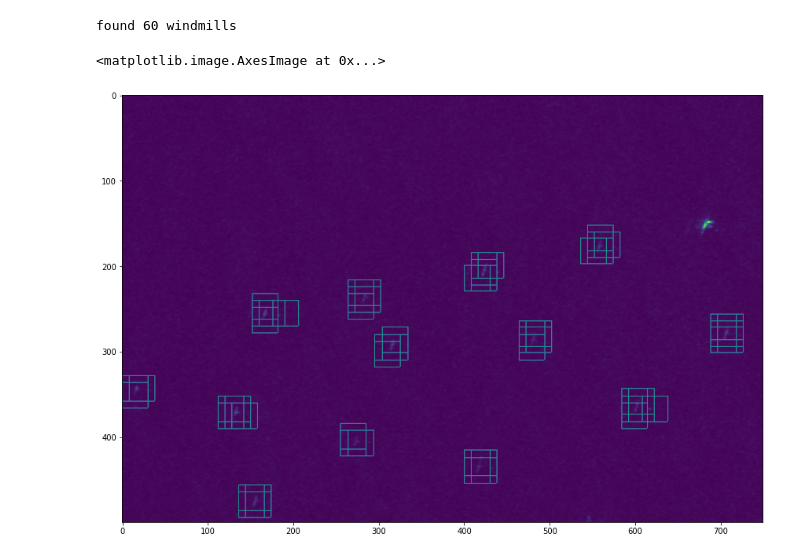
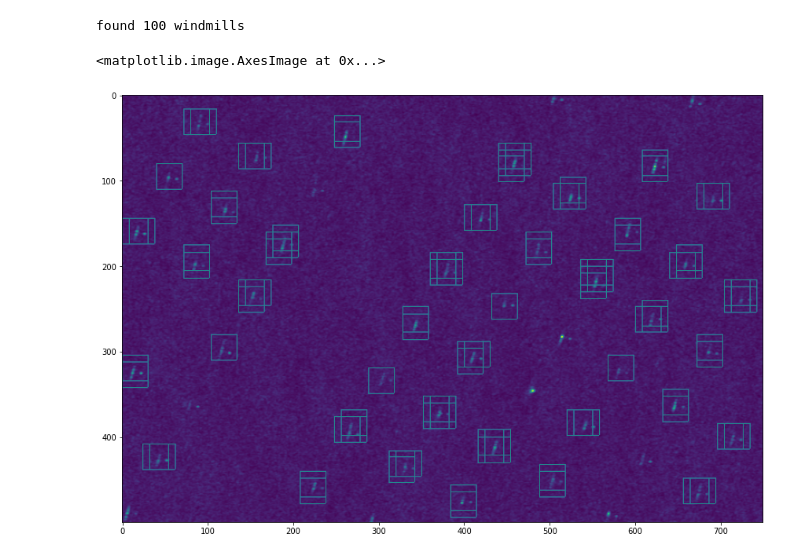
Before and after one commit to aelbrecht/cs-windmill, a Jupyter notebook: detect_v2_example.ipynb, the cells around one changed output. Cells and saved outputs as stored; diff of their text form; code cells hidden in the pictures.

```diff
--- a/detect_v2_example.ipynb
+++ b/detect_v2_example.ipynb
@@ -50,5 +55,21 @@ for path in examples:
+# %%
+X2 = []
+Y2 = []
+for path in examples:
+    category = path.split("/")[2]
+    img = imageio.imread(path)
+    if category == "land" or category == "beach":
+        Y1.append(1)
+        img = np.expand_dims(img / 255.0, -1)
+        X1.append(img)
+    else:
+        for i in range(4):
+            Y1.append(0)
+            cp = np.expand_dims(img.copy() / 255.0, -1)
+            X1.append(cp)
+            img = np.rot90(img)
 # %%
-X_train, X_test, Y_train, Y_test = train_test_split(X, Y, test_size=0.3)
+X_train, X_test, Y_train, Y_test = train_test_split(X1, Y1, test_size=0.3)
 
 X_train = np.stack(X_train)
 X_test = np.stack(X_test)
@@ -58,14 +79,14 @@ Y_test = keras.utils.to_categorical(Y_test, 2)
 from keras import Sequential
 from keras.layers import Conv2D, MaxPooling2D, Flatten, Dropout, Dense
 
-model = Sequential()
+windmill_model = Sequential()
 
-model.add(Conv2D(32, kernel_size=(3, 3), activation='relu'))
-model.add(MaxPooling2D(pool_size=(2, 2)))
-model.add(Conv2D(64, kernel_size=(3, 3), activation='relu'))
-model.add(MaxPooling2D(pool_size=(2, 2)))
-model.add(Flatten())
-model.add(Dropout(0.5))
-model.add(Dense(2, activation='sigmoid'))
+windmill_model.add(Conv2D(32, kernel_size=(3, 3), activation='relu'))
+windmill_model.add(MaxPooling2D(pool_size=(2, 2)))
+windmill_model.add(Conv2D(64, kernel_size=(3, 3), activation='relu'))
+windmill_model.add(MaxPooling2D(pool_size=(2, 2)))
+windmill_model.add(Flatten())
+windmill_model.add(Dropout(0.5))
+windmill_model.add(Dense(2, activation='sigmoid'))
 
-model.compile(optimizer='adam', loss='categorical_crossentropy', metrics=['accuracy'])
+windmill_model.compile(optimizer='adam', loss='categorical_crossentropy', metrics=['accuracy'])
@@ -72,3 +100,3 @@ model.compile(optimizer='adam', loss='categorical_crossentropy', metrics=['accur
 # %%
-model.fit(X_train, Y_train, epochs=50)
+windmill_model.fit(X_train, Y_train, epochs=25)
 # %% [output]
@@ -98,5 +153,5 @@ model.evaluate(X_test, Y_test, verbose=2)
 # %%
-left_top_coord = (2.86588,51.80082)  # enter coordinate here
+left_top_coord = (1.87709, 51.96248)  # enter coordinate here
 img_h, img_w = (750, 500)
 left_top_x, left_top_y = dataset.index(left_top_coord[0], left_top_coord[1])
 needles = []
@@ -107,36 +162,36 @@ for xx in range(left_top_x + block_size // 2, left_top_x + img_w - block_size //
         cc = dataset.transform * (yy, xx)
         needles.append({'lon': cc[0], 'lat': cc[1]})
 
 needle_data = np.stack([get_processed_image(coord) for coord in needles])
-results = model.predict(needle_data)
+results = windmill_model.predict(needle_data)
 
 from matplotlib import pyplot as plt
 
 search_space = np.copy(img_data[left_top_x:left_top_x + img_w, left_top_y:left_top_y + img_h])
 highlight = np.max(search_space) / 2
 
 found = 0
 for i, result in enumerate(results):
     if result[1] > result[0]:
         found += 1
         coord = needles[i]
         xx, yy = dataset.index(coord['lon'], coord['lat'])
         xx -= left_top_x
         yy -= left_top_y
 
         search_space[xx - block_size // 2:xx + block_size // 2, yy - block_size // 2] = highlight
         search_space[xx - block_size // 2:xx + block_size // 2, yy + block_size // 2] = highlight
         search_space[xx - block_size // 2, yy - block_size // 2:yy + block_size // 2] = highlight
         search_space[xx + block_size // 2, yy - block_size // 2:yy + block_size // 2] = highlight
 
 print("found {} windmills".format(found))
 
 plt.rcParams['figure.figsize'] = [20, 10]
 plt.imshow(search_space)
 # %% [output]
-found 60 windmills
+found 100 windmills
 <matplotlib.image.AxesImage at 0x...>
-[figure, old version]
+[figure, new version]
 # %%
 from PIL import Image
 
```
Also changed, not shown: parts of 9 cells of this notebook.
